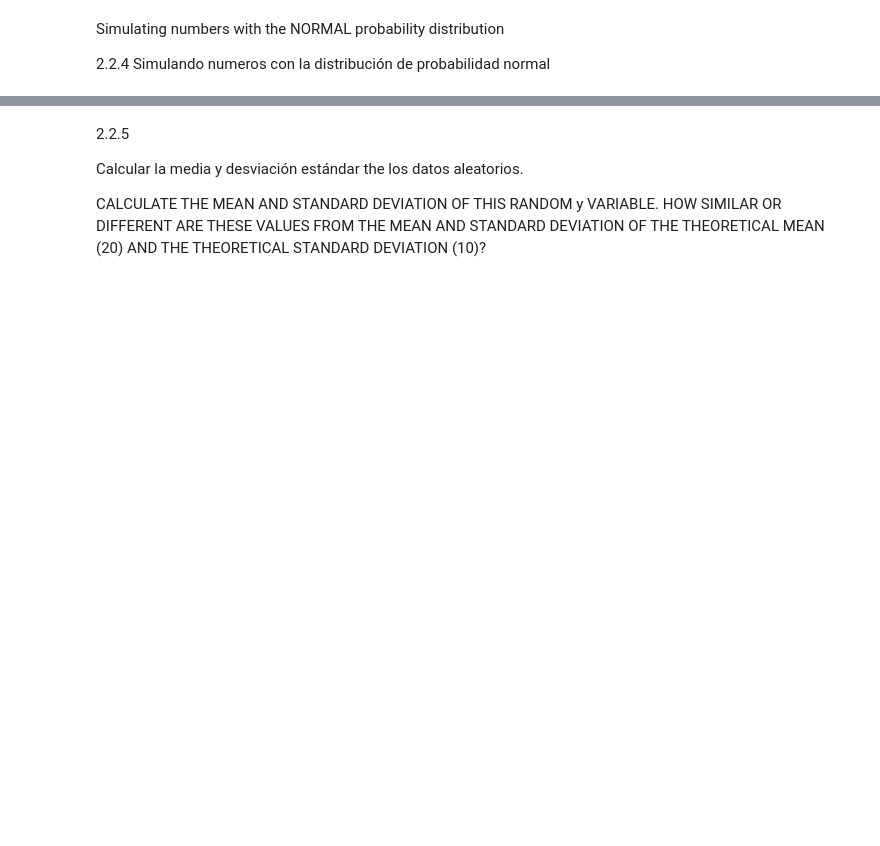
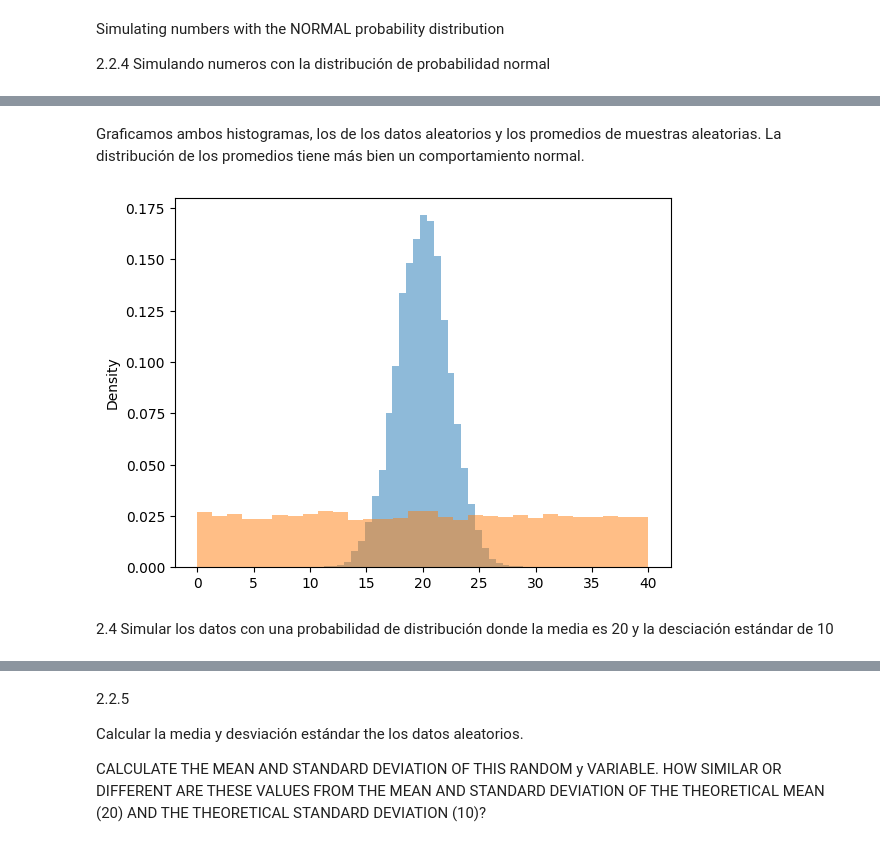
Before and after one commit to FerminMendez/AlgoritmosAvanzados, a Jupyter notebook: Workshop2_Advanced_Statistics.ipynb, the cells around one changed output, grey strips where cells are left out. Saved outputs shown, nothing was run; the diff lists cells and outputs as text; code cells hidden in the pictures; blank space fills up the shorter version.

```diff
--- a/Workshop2_Advanced_Statistics.ipynb
+++ b/Workshop2_Advanced_Statistics.ipynb
@@ -169,0 +173,12 @@ plt.show()
+# %% [markdown]
+Graficamos ambos histogramas, los de los datos aleatorios y los promedios de muestras aleatorias. La distribución de los promedios tiene más bien un comportamiento normal.
+# %%
+plt.clf()
+xmean.plot()
+x.plot()
+plt.show()
+# %% [output]
+[figure, added]
+# %% [markdown]
+2.4
+Simular los datos con una probabilidad de distribución donde la media es 20 y la desciación estándar de 10
```
Also changed, not shown: parts of 39 cells of this notebook.
